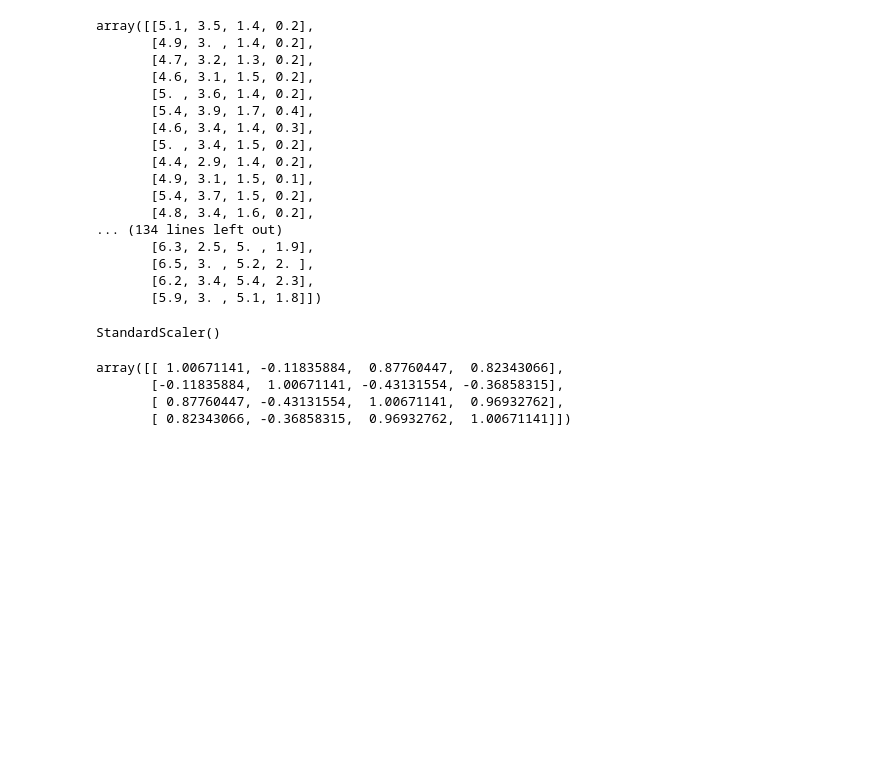
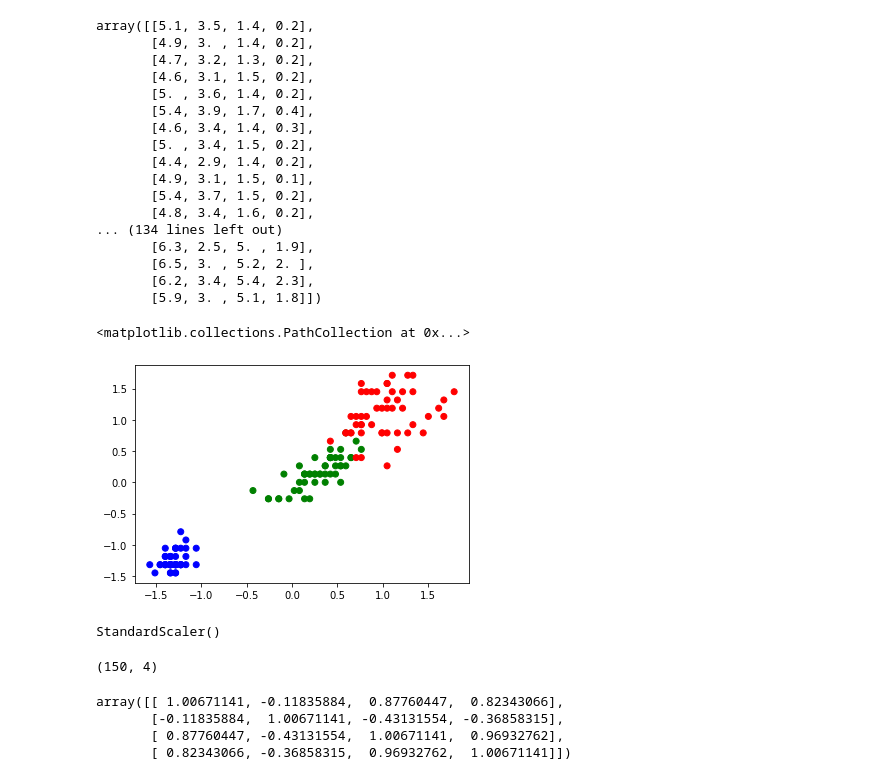
Before and after one commit to prabinbohara10/Data-Mining, a Jupyter notebook: Data-Preprocessing/DM_lab1.ipynb, the cells around one changed output. Cells and saved outputs as stored; diff of their text form; code cells hidden in the pictures; blank space fills up the shorter version.

```diff
--- a/Data-Preprocessing/DM_lab1.ipynb
+++ b/Data-Preprocessing/DM_lab1.ipynb
@@ -272,6 +272,11 @@ array([[5.1, 3.5, 1.4, 0.2],
        [6.5, 3. , 5.2, 2. ],
        [6.2, 3.4, 5.4, 2.3],
        [5.9, 3. , 5.1, 1.8]])
+# %%
+plt.scatter(X_stand[:,2],X_stand[:,3], c = colors)
+# %% [output]
+<matplotlib.collections.PathCollection at 0x...>
+[figure, added]
 # %%
 mean= np.mean(X)
 # %%
@@ -283,6 +288,10 @@ scaler.fit(X)
 StandardScaler()
 # %%
 X_stand =  scaler.transform(X)
+# %%
+X_stand.shape
+# %% [output]
+(150, 4)
 # %%
 co_var1 = np.cov(X_stand.T)
 co_var1
```
Also changed, not shown: parts of 25 cells of this notebook, 34 other files.
